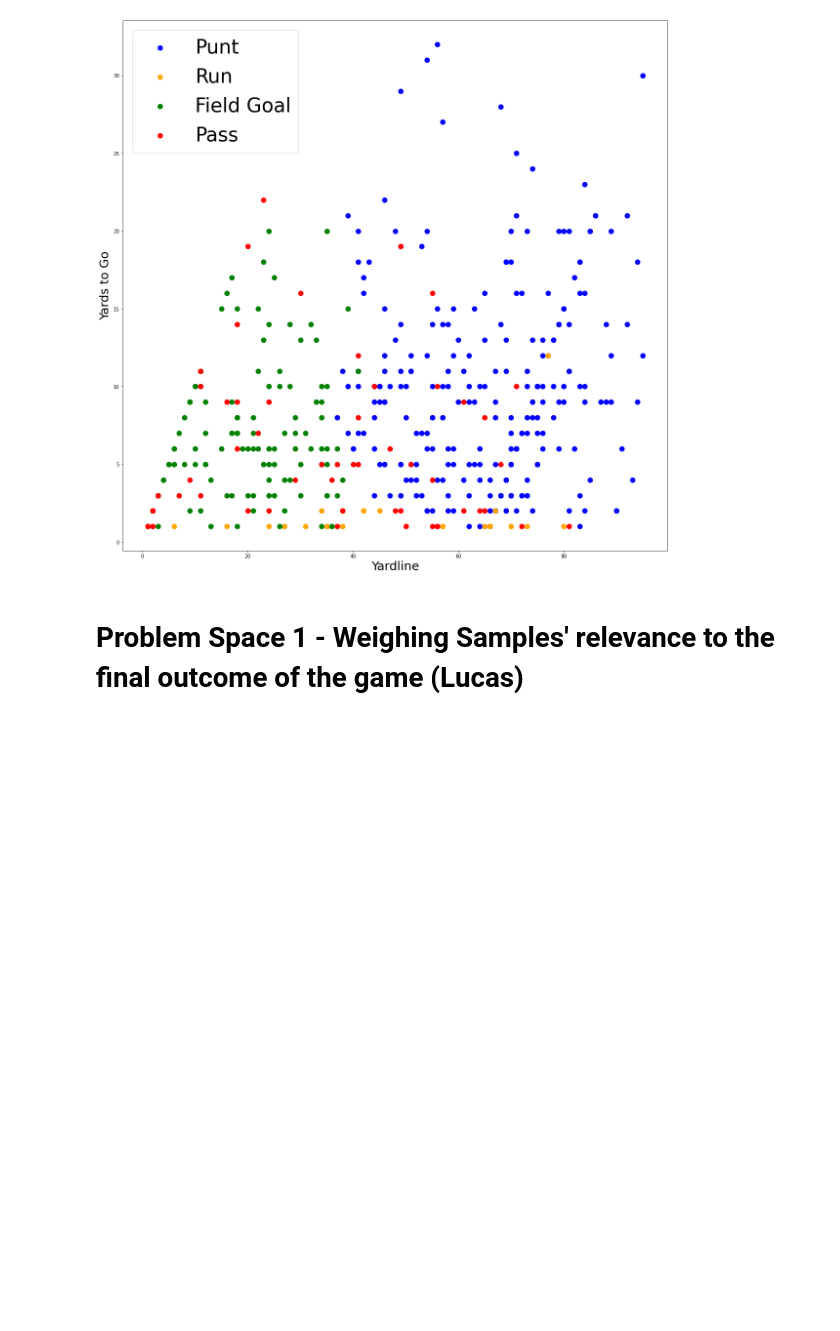
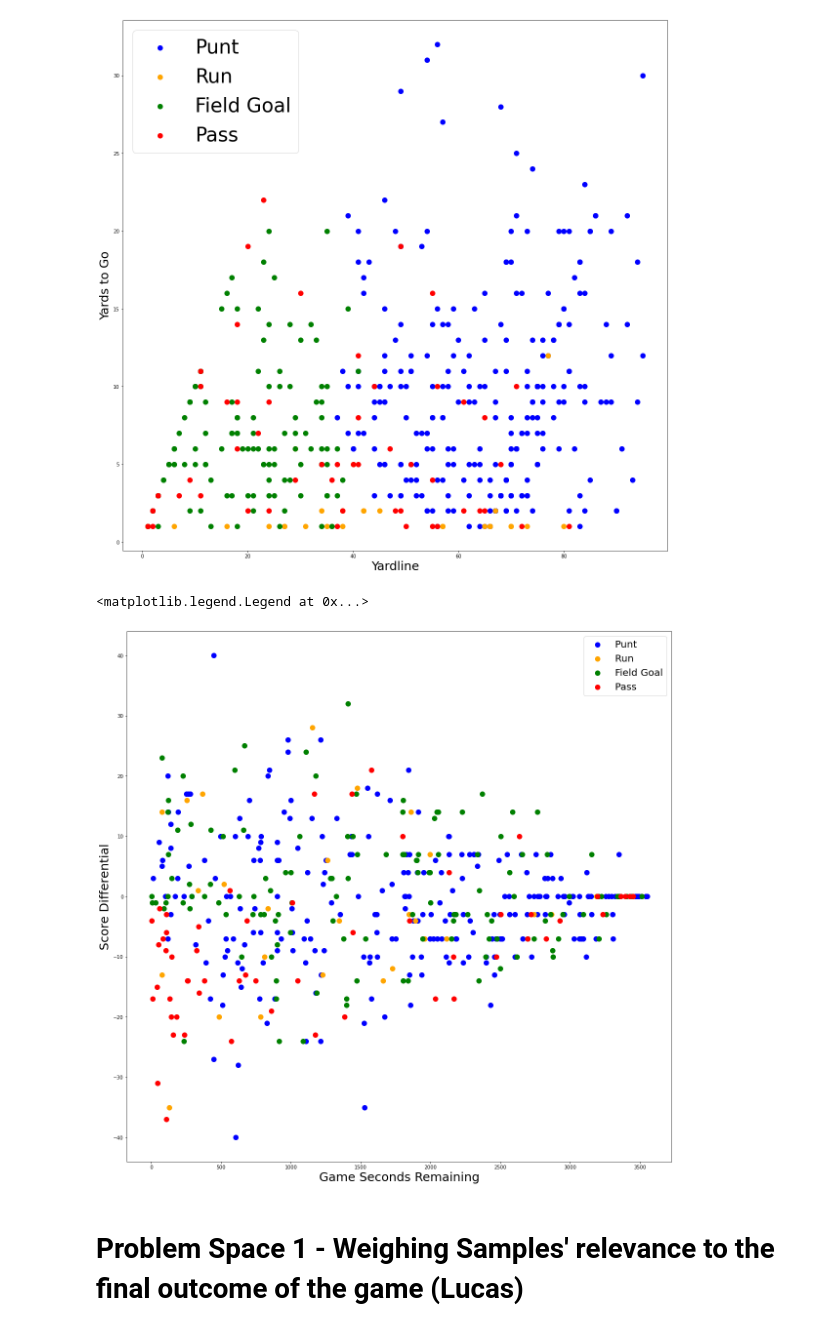
Before and after one commit to lderr4/CSCI-4622, a Jupyter notebook: data_analysis.ipynb, the cells around one changed output. Saved outputs shown, nothing was run; the diff lists cells and outputs as text; code cells hidden in the pictures; blank space fills up the shorter version.

```diff
--- a/data_analysis.ipynb
+++ b/data_analysis.ipynb
@@ -411,6 +411,23 @@ axs.legend(prop={'size': 40})
 # %% [output]
 <matplotlib.legend.Legend at 0x...>
 [figure]
+# %%
+fig, axs = plt.subplots(1,1, figsize=(20,20))
+
+sample = fourthdown.sample(500)
+
+axs.scatter(x = sample[sample['play_type'] == 'punt']['game_seconds_remaining'], y = sample[sample['play_type'] == 'punt']['score_differential'], s = 100,c='blue', label = 'Punt')
+axs.scatter(x = sample[sample['play_type'] == 'run']['game_seconds_remaining'], y = sample[sample['play_type'] == 'run']['score_differential'], s = 100,c='orange', label = 'Run')
+axs.scatter(x = sample[sample['play_type'] == 'field_goal']['game_seconds_remaining'], y = sample[sample['play_type'] == 'field_goal']['score_differential'], s = 100,c='green', label = 'Field Goal')
+axs.scatter(x = sample[sample['play_type'] == 'pass']['game_seconds_remaining'], y = sample[sample['play_type'] == 'pass']['score_differential'], s = 100,c='red', label = 'Pass')
+
+
+axs.set_xlabel('Game Seconds Remaining', fontsize = 25)
+axs.set_ylabel('Score Differential', fontsize = 25)
+axs.legend(prop={'size': 20})
+# %% [output]
+<matplotlib.legend.Legend at 0x...>
+[figure, added]
 # %% [markdown]
 # Problem Space 1 - Weighing Samples' relevance to the final outcome of the game (Lucas)
 # %% [markdown]
```
Also changed, not shown: parts of 1 cell of this notebook.
